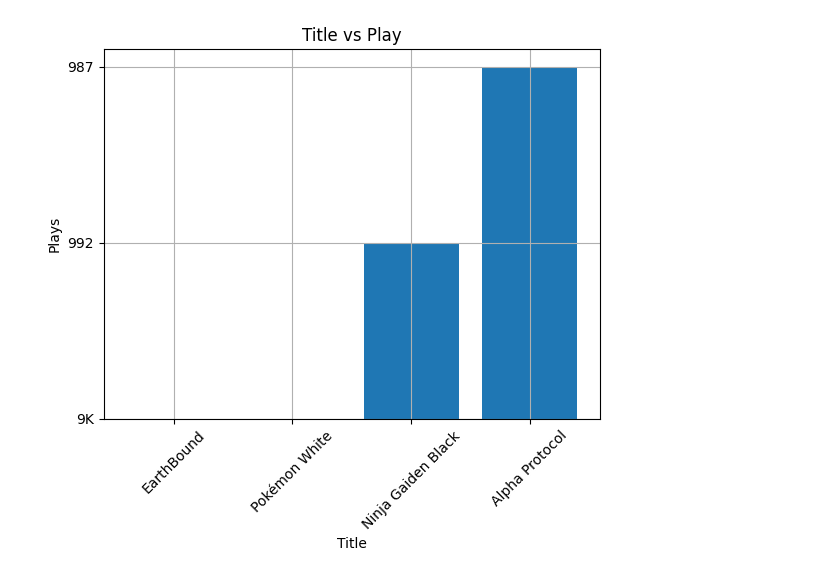
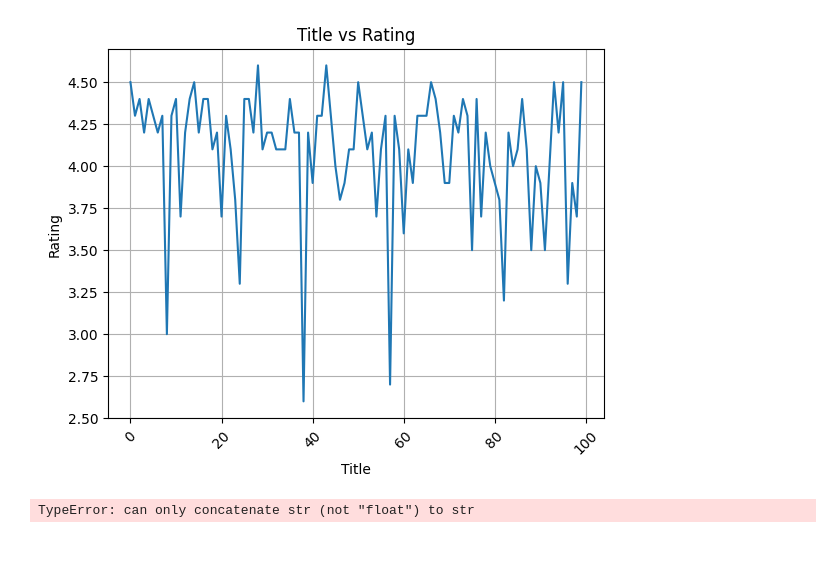
Before and after one commit to msamatar0/etav-project, a Jupyter notebook: dataset-proj.ipynb, the cells around one changed output. Saved outputs shown, nothing was run; the diff lists cells and outputs as text; code cells hidden in the pictures; blank space fills up the shorter version.

Commit message:
Added plots

```diff
--- a/dataset-proj.ipynb
+++ b/dataset-proj.ipynb
@@ -54,11 +37,35 @@ Average: 3.7193462308205465
+# %%
+x ="Title"
+y = "Rating"
+title = x + " vs " + y.rstrip('s')
+
+plt.plot(df.index, df[y])
+plt.xticks(rotation=45)
+plt.grid()
+plt.xlabel(x)
+plt.ylabel(y)
+plt.title(title)
+plt.show()
+# %% [output]
+[figure, added]
+# %%
+play_series = pd.Series(df["Plays"])
+
+for s in df["Plays"].values:
+    if re.match("\d\.\dK", s):
+        n = float("" + s[0] + s[1] + s[2])
+    elif re.match("\d{2}K", s):
+        n = float("" + s[0] + s[1])
+    play_series.add(n)
+print(play_series)
+# %% [output]
+TypeError: can only concatenate str (not "float") to str
 # %%
 x ="Title"
-y = "Plays"
+y = "Rating"
 title = x + " vs " + y.rstrip('s')
 
-top_df = df.sort_values(y, ascending=False).head(5)
-
-plt.bar(top_df[x]., top_df[y])
+plt.plot(df.index, df[y])
 #plt.xlim(1,5)
 #plt.ylim(4.5,5)
 plt.xticks(rotation=45)
@@ -67,7 +74,5 @@ plt.xlabel(x)
 plt.ylabel(y)
 plt.title(title)
 plt.show()
-# %% [output]
-[figure, removed]
 # %%
 plt.close("all")
```
Also changed, not shown: parts of 6 cells of this notebook.
